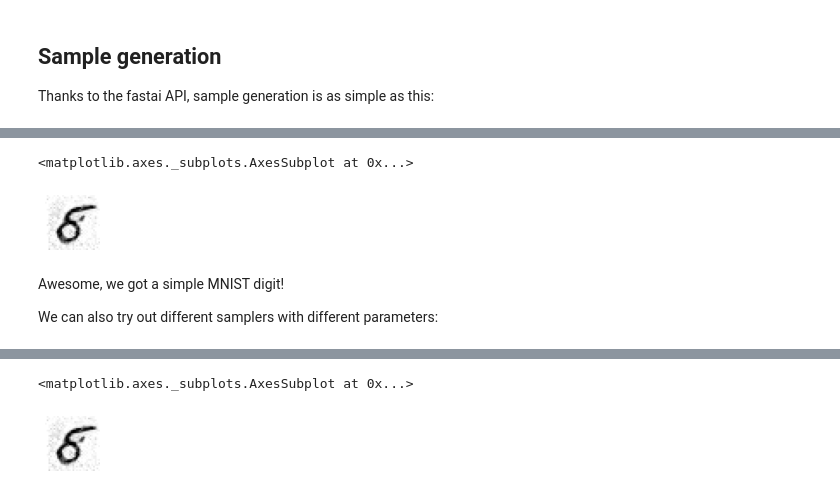
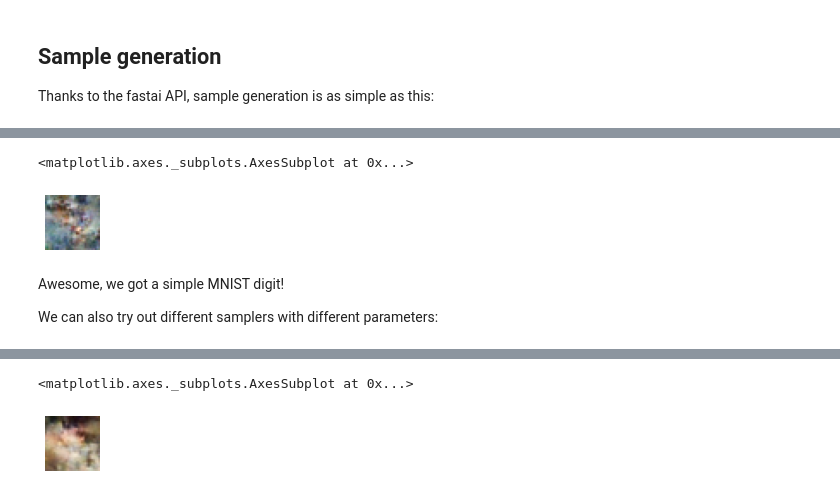
Before and after one commit to fastai/fastdiffusion, a Jupyter notebook: nbs/Diffusers with fastai.ipynb, the cells around one changed output, grey strips where cells are left out. Cells and saved outputs as stored; diff of their text form; code cells hidden in the pictures.

Commit message:
fastai with diffusion for cifar10 (training script + diffusers example)

```diff
--- a/nbs/Diffusers with fastai.ipynb
+++ b/nbs/Diffusers with fastai.ipynb
@@ -122,7 +122,7 @@ model = DiffusersModel(sample_size=32, in_channels=1, out_channels=1)
 # %% [markdown]
 Now we can create a Learner as such:
 # %%
-learn = Learner(dls, model, cbs=[Diffusers('DDIM', num_train_timesteps=1000, beta_start=0.0001, beta_end=0.02, tensor_type=TensorImageBW)], loss_func=nn.MSELoss())
+learn = Learner(dls, model, cbs=[Diffusers('DDIM', num_train_timesteps=1000, beta_start=0.0001, beta_end=0.02)], loss_func=nn.MSELoss())
 # %% [markdown]
 And use awesome fastai features like LR finder:
 # %%
@@ -161,24 +161,22 @@ preds = learn.get_preds()
 # %% [output]
 [interactive output not drawn]
 # %%
-preds[0][4].show()
+preds[0][6].show()
 # %% [output]
 <matplotlib.axes._subplots.AxesSubplot at 0x...>
-[figure, old version]
+[figure, new version]
 # %% [markdown]
 Awesome, we got a simple MNIST digit!
 
 We can also try out different samplers with different parameters:
-# %%
-learn.diffusers.set_sampler('PNDM', skip_prk_steps=True)
-# %%
-learn.diffusers.set_sampling_params(num_inference_steps=10)
+# %%
+learn.diffusers.set_sampler('DDPM')
 # %%
 preds = learn.get_preds()
 # %% [output]
 [interactive output not drawn]
 # %%
-preds[0][4].show()
+preds[0][0].show()
 # %% [output]
 <matplotlib.axes._subplots.AxesSubplot at 0x...>
-[figure, old version]
+[figure, new version]
```
Also changed, not shown: parts of 7 cells of this notebook, 1 other file.
